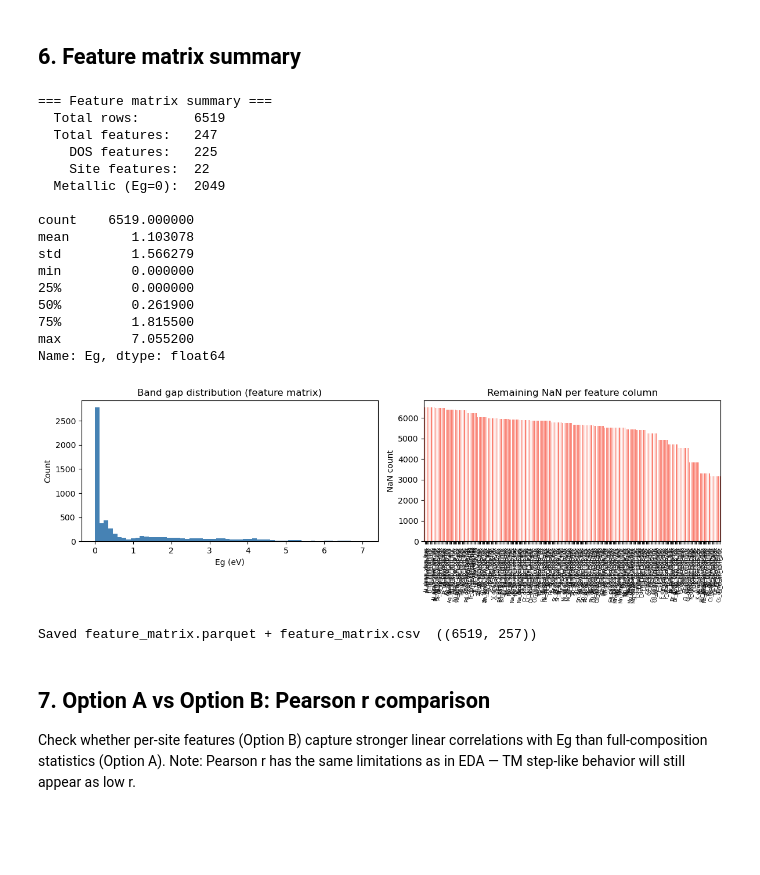
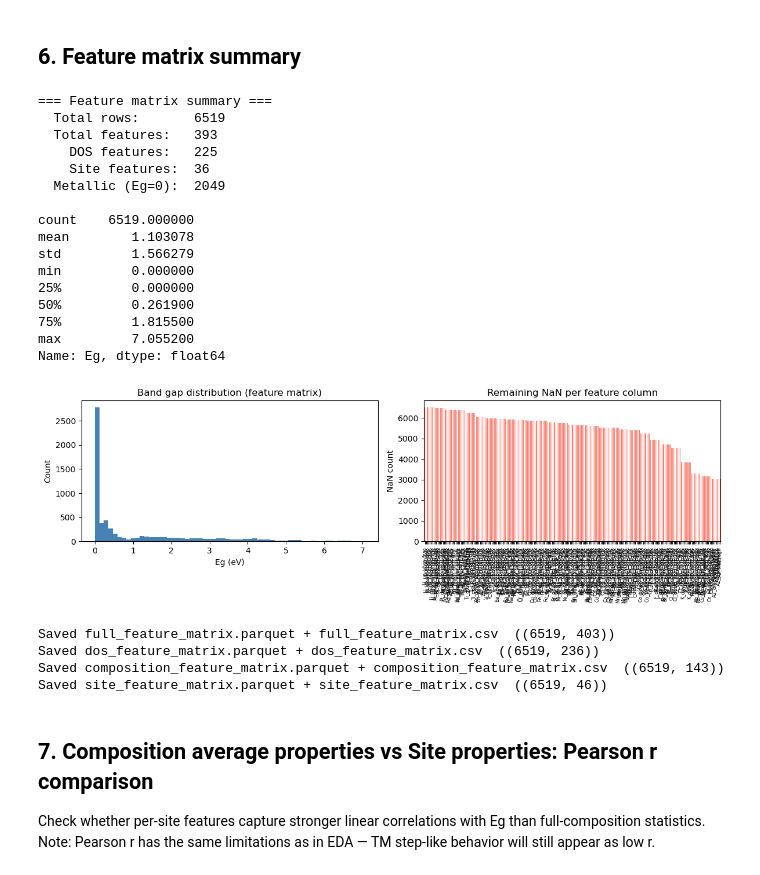
Before and after one commit to suxuen/ML_alloy_halide_perovskites, a Jupyter notebook: 3_feature_engineering.ipynb, the cells around one changed output. Drawn from its saved outputs; the diff is of its cells as text; code cells hidden in the pictures; blank space fills up the shorter version.

```diff
--- a/3_feature_engineering.ipynb
+++ b/3_feature_engineering.ipynb
@@ -377,14 +390,14 @@ NaN in remaining (DOS / B1 / X features):    6519
 # %%
 # Impute pure phase B2 features: set B2_* = B1_* (single B site, x=0 endpoint).
 for prop in SITE_PROPERTIES:
-    feat_df[f'B2_{prop}'] = feat_df[f'B2_{prop}'].fillna(feat_df[f'B1_{prop}'])
+    full_feat_df[f'B2_{prop}'] = full_feat_df[f'B2_{prop}'].fillna(full_feat_df[f'B1_{prop}'])
 
 # Impute x_frac = 0 for pure phases.
-feat_df['x_frac'] = feat_df['x_frac'].fillna(0.0)
+full_feat_df['x_frac'] = full_feat_df['x_frac'].fillna(0.0)
 
-remaining_nan = feat_df[ALL_FEATURE_COLS].isna().sum().sum()
+remaining_nan = full_feat_df[ALL_FEATURE_COLS].isna().sum().sum()
 print(f'Remaining NaN after imputation: {remaining_nan}')
 if remaining_nan > 0:
-    rc = feat_df[ALL_FEATURE_COLS].isna().sum()
+    rc = full_feat_df[ALL_FEATURE_COLS].isna().sum()
     print(rc[rc > 0])
 # %% [output]
@@ -409,19 +422,19 @@ Strategy deferred to the modelling step: tree-based models (XGBoost, LightGBM, s
 ## 6. Feature matrix summary
 # %%
 print('=== Feature matrix summary ===')
-print(f'  Total rows:       {len(feat_df)}')
+print(f'  Total rows:       {len(full_feat_df)}')
 print(f'  Total features:   {len(ALL_FEATURE_COLS)}')
 print(f'    DOS features:   {len(dos_feat_cols)}')
 print(f'    Site features:  {len(site_feat_cols)}')
-print(f'  Metallic (Eg=0):  {(feat_df["Eg"] == 0).sum()}')
+print(f'  Metallic (Eg=0):  {(full_feat_df["Eg"] == 0).sum()}')
 print()
-print(feat_df['Eg'].describe())
+print(full_feat_df['Eg'].describe())
 # %% [output]
 === Feature matrix summary ===
   Total rows:       6519
-  Total features:   247
+  Total features:   393
     DOS features:   225
-    Site features:  22
+    Site features:  36
   Metallic (Eg=0):  2049
 
 count    6519.000000
@@ -436,37 +449,46 @@ Name: Eg, dtype: float64
 # %%
 fig, axes = plt.subplots(1, 2, figsize=(12, 4))
 
-axes[0].hist(feat_df['Eg'], bins=60, edgecolor='none', color='steelblue')
+axes[0].hist(full_feat_df['Eg'], bins=60, edgecolor='none', color='steelblue')
 axes[0].set_xlabel('Eg (eV)')
 axes[0].set_ylabel('Count')
 axes[0].set_title('Band gap distribution (feature matrix)')
 
-nan_per_col = feat_df[ALL_FEATURE_COLS].isna().sum().sort_values(ascending=False)
+nan_per_col = full_feat_df[ALL_FEATURE_COLS].isna().sum().sort_values(ascending=False)
 nan_per_col = nan_per_col[nan_per_col > 0]
 if len(nan_per_col) > 0:
     nan_per_col.plot(kind='bar', ax=axes[1], color='salmon')
     axes[1].set_title('Remaining NaN per feature column')
     axes[1].set_ylabel('NaN count')
     axes[1].tick_params(axis='x', labelsize=6)
 else:
     axes[1].text(0.5, 0.5, 'No remaining NaN', ha='center', va='center',
                  transform=axes[1].transAxes, fontsize=14)
     axes[1].set_title('Remaining NaN per feature column')
 
 plt.tight_layout()
 plt.show()
 # %% [output]
-[figure, old version]
+[figure, new version]
 # %%
-feat_df.to_parquet('feature_matrix.parquet', index=False)
-feat_df.to_csv('feature_matrix.csv', index=False)
-print(f'Saved feature_matrix.parquet + feature_matrix.csv  ({feat_df.shape})')
+def save_df(df, name):
+    df.to_parquet(f'{name}.parquet', index=False)
+    df.to_csv(f'{name}.csv', index=False)
+    print(f'Saved {name}.parquet + {name}.csv  ({df.shape})')
-# %% [output]
-Saved feature_matrix.parquet + feature_matrix.csv  ((6519, 257))
+# %%
+save_df(full_feat_df, 'full_feature_matrix')
+save_df(DOS_feat_df, 'dos_feature_matrix')
+save_df(composition_feat_df, 'composition_feature_matrix')
+save_df(site_feat_df, 'site_feature_matrix')
+# %% [output]
+Saved full_feature_matrix.parquet + full_feature_matrix.csv  ((6519, 403))
+Saved dos_feature_matrix.parquet + dos_feature_matrix.csv  ((6519, 236))
+Saved composition_feature_matrix.parquet + composition_feature_matrix.csv  ((6519, 143))
+Saved site_feature_matrix.parquet + site_feature_matrix.csv  ((6519, 46))
 # %% [markdown]
-## 7. Option A vs Option B: Pearson r comparison
+## 7. Composition average properties vs Site properties: Pearson r comparison
 
-Check whether per-site features (Option B) capture stronger linear correlations with Eg than full-composition statistics (Option A).
+Check whether per-site features capture stronger linear correlations with Eg than full-composition statistics.
 Note: Pearson r has the same limitations as in EDA — TM step-like behavior will still appear as low r.
 # %%
 def top_bottom_pearson(df, feat_cols, target='Eg', n=10, min_samples=50):
```
Also changed, not shown: parts of 10 cells of this notebook, 13 other files.
